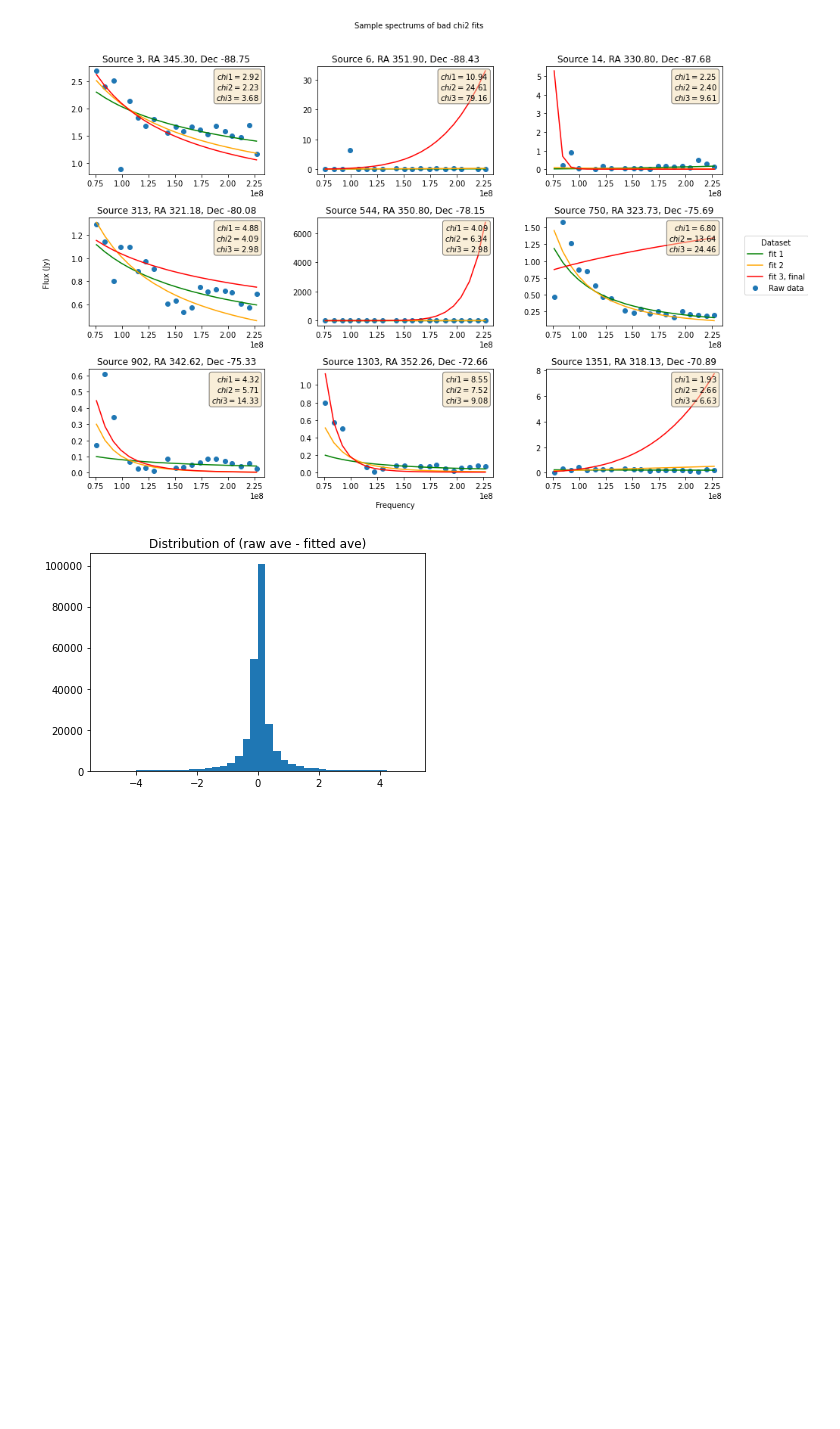
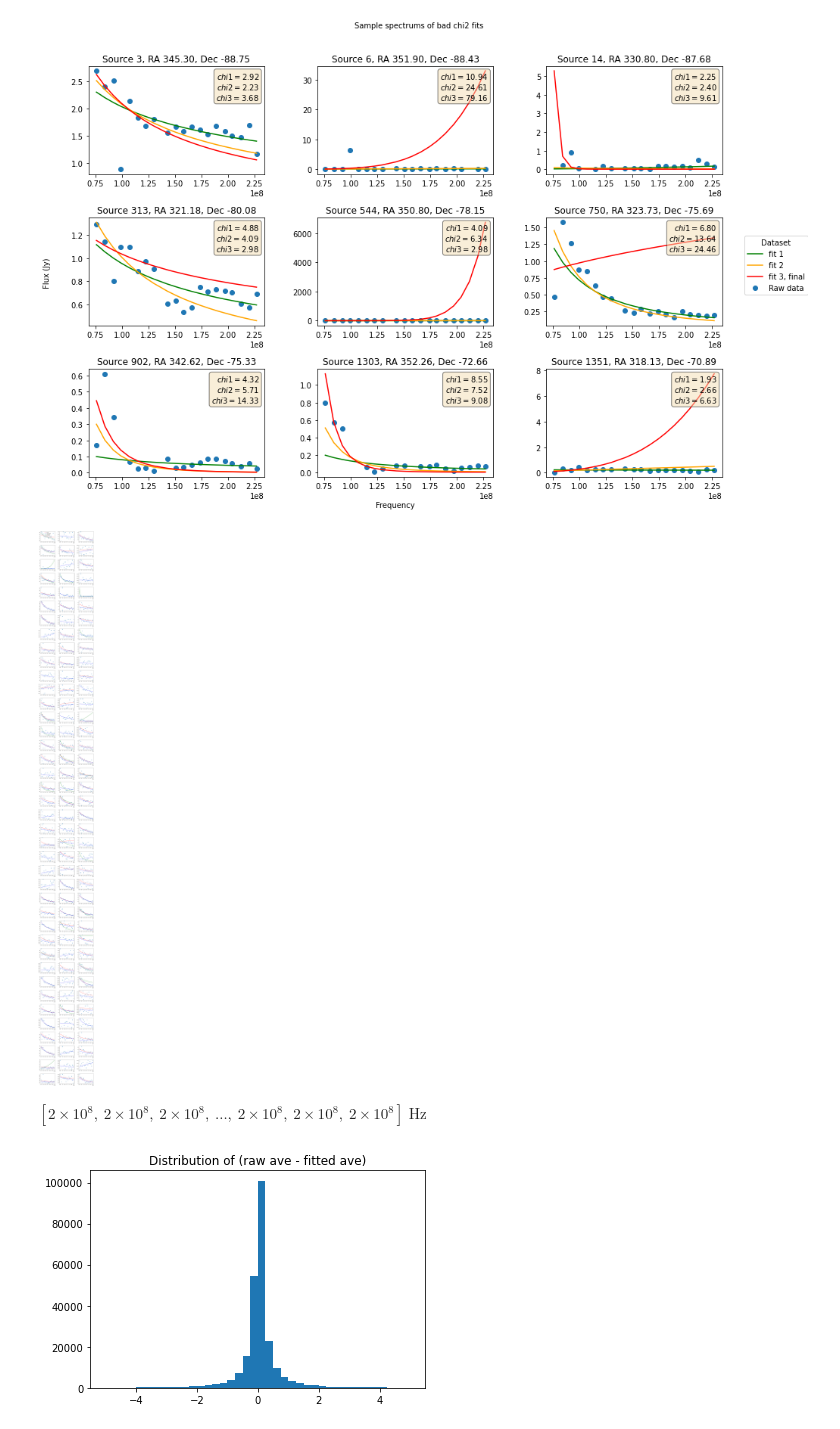
Before and after one commit to EoRImaging/GleamPlusFullSpectrum, a Jupyter notebook: scripts/catalog_fits.ipynb, the cells around one changed output. Saved outputs shown, nothing was run; the diff lists cells and outputs as text; code cells hidden in the pictures; blank space fills up the shorter version.

Commit message:
Plot Gleam fits

```diff
--- a/scripts/catalog_fits.ipynb
+++ b/scripts/catalog_fits.ipynb
@@ -6,17 +6,17 @@ from astropy.utils.diff import report_diff_values
 from astropy.io import fits
 import numpy.polynomial.polynomial as poly
 import matplotlib.pyplot as plt
-import plotly.graph_objects as go
+# import plotly.graph_objects as go
 import pandas as pd
 import psutil
-import erfa
+# import erfa
 import csv
 sm = SkyModel()
 
-ruby_catalog = sm.from_fhd_catalog("/Users/Kiana1/uwradcos/FHD/catalog_data/GLEAM_v2_plus_rlb2019.sav",
+ruby_catalog = sm.from_fhd_catalog("/lustre/aoc/projects/hera/dstorer/Setup/FHD/catalog_data/GLEAM_v2_plus_rlb2019.sav",
                                   expand_extended = True)
-gleam_catalog = sm.from_gleam_catalog("/Users/Kiana1/uwradcos/gleam.vot", spectral_type = "subband", with_error = True)
-gleam_spectral_index = sm.from_gleam_catalog("/Users/Kiana1/uwradcos/gleam.vot", spectral_type = "spectral_index", with_error = True)
+gleam_catalog = sm.from_gleam_catalog("/lustre/aoc/projects/hera/dstorer/gleam.vot", spectral_type = "subband", with_error = True)
+gleam_spectral_index = sm.from_gleam_catalog("/lustre/aoc/projects/hera/dstorer/gleam.vot", spectral_type = "spectral_index", with_error = True)
 # %% [output]
 WARNING: Source IDs are not unique. Defining unique IDs.
 # %%
@@ -70,10 +70,12 @@ nan_error = []
 bad_chi2 = []
 averages = []
 fit_averages = []
-
+print(gleam_catalog.Ncomponents)
 
 # Separate all rows that contain nans
 for source in np.arange(gleam_catalog.Ncomponents):
+    if source%10000==0:
+        print(source)
 #for source in np.arange(1):
     fit_data = gleam_catalog.stokes.value[0,:,source]
     dec = gleam_catalog.dec.value[source]
@@ -156,6 +158,7 @@ for source in np.arange(gleam_catalog.Ncomponents):
         "freqs": freqs,
         "freqs_used_for_fit": out[4],
         "data_used_for_fit": out[5],
+        "initial_coefficients": out1[0]
         #"average": ave
     }
     # source_dict is a dict of dicts
@@ -217,7 +250,7 @@ def plotFits(gleam_catalog, source_dict, bad_chi2, savefig=False, Nsources=9,
         resid = plt.subplot(gs[(i//3)*9 + i%3 + 3])
         resid.scatter(freqs, residual, color = "black")
 
-    fig.legend(axs,     # The line objects
+    fig.legend(fit,     # The line objects
            labels=["fit 1", "fit 2", "fit 3, final", "raw data", "residual"],   # The labels for each line
            loc="center right",   # Position of legend
            borderaxespad=0.1,    # Small spacing around legend box
@@ -270,6 +307,47 @@ fig.savefig("/Users/Kiana1/uwradcos/plots/bad_chi2_spectrums.png")
 # %% [output]
 You have mixed positional and keyword arguments, some input may be discarded.
 [figure]
+# %%
+fig, axs = plt.subplots(40,3, figsize=(15, 160), facecolor='w', edgecolor='k')
+fig.subplots_adjust(hspace = .4, wspace=.3)
+ref_freq=2e8
+
+axs = axs.ravel()
+all_freqs_log = np.log10(gleam_catalog.freq_array.value)
+all_freqs = source_dict[i]['freqs']
+
+for i in range(120):
+    coeffs = source_dict[i]['coefficients']
+    coeffs_initial = source_dict[i]['initial_coefficients']
+#     print(coeffs_initial)
+#     source_num = bad_chi2[i][0]
+    gleam_coeff = gleam_spectral_index.spectral_index[i]
+#     gleam_coeff = coeffs[0]
+#     print(gleam_coeff)
+    if ~np.isnan(gleam_coeff):
+        gleam_fit = gleam_spectral_index.stokes[0,0,i]*(all_freqs/ref_freq)**gleam_coeff
+        axs[i].plot(source_dict[i]['freqs'],gleam_fit, label='gleam',color='red')
+#     print(coeffs)
+    kiana_fit = gleam_spectral_index.stokes[0,0,i]*(all_freqs/ref_freq)**coeffs[1]
+    kiana_initial_fit = gleam_spectral_index.stokes[0,0,i]*(all_freqs/ref_freq)**coeffs_initial[1]
+    full_fit_log = poly.polyval(all_freqs_log, coeffs)
+    full_fit_log_initial = poly.polyval(all_freqs_log, coeffs_initial)
+#     print(full_fit_log)
+    fit = 10**full_fit_log
+    fit_initial = 10**full_fit_log_initial
+    axs[i].scatter(source_dict[i]['freqs'], gleam_catalog.stokes.value[0,:,i], label = "Raw data")
+    axs[i].plot(source_dict[i]['freqs'],fit_initial, label='kiana_initial',color='blue')
+    if coeffs[1] != coeffs_initial[1] or i==0:
+        axs[i].plot(source_dict[i]['freqs'],fit, label='kiana_final',color='green')
+#     axs[i].plot(source_dict[i]['freqs'],kiana_fit, label='kiana_fit',color='green')
+    if i==0:
+        axs[i].legend()
+# %% [output]
+[figure, added]
+# %%
+gleam_spectral_index.reference_frequency
+# %% [output]
+$[2 \times 10^{8},~2 \times 10^{8},~2 \times 10^{8},~\dots,~2 \times 10^{8},~2 \times 10^{8},~2 \times 10^{8}] \; \mathrm{Hz}$
 # %%
 ave_diff = [a_i - b_i for a_i, b_i in zip(averages, fit_averages) if -5 < a_i - b_i < 5]
 plt.hist(ave_diff, bins=40)
```
Also changed, not shown: parts of 5 cells of this notebook.
